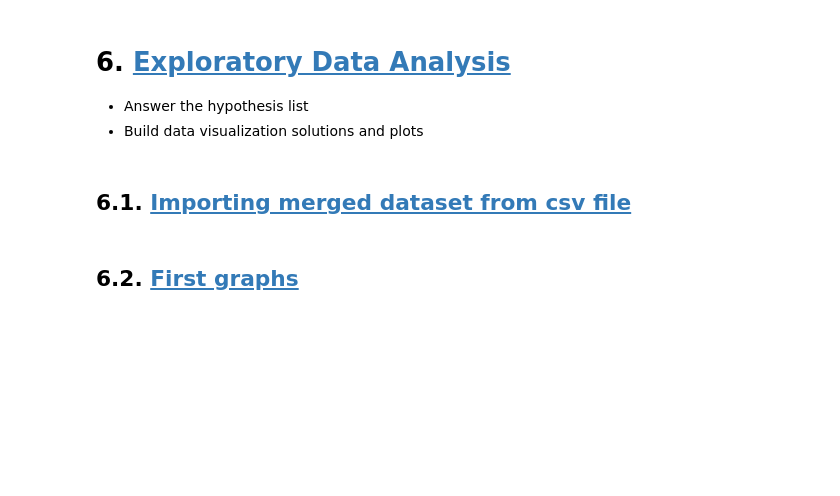
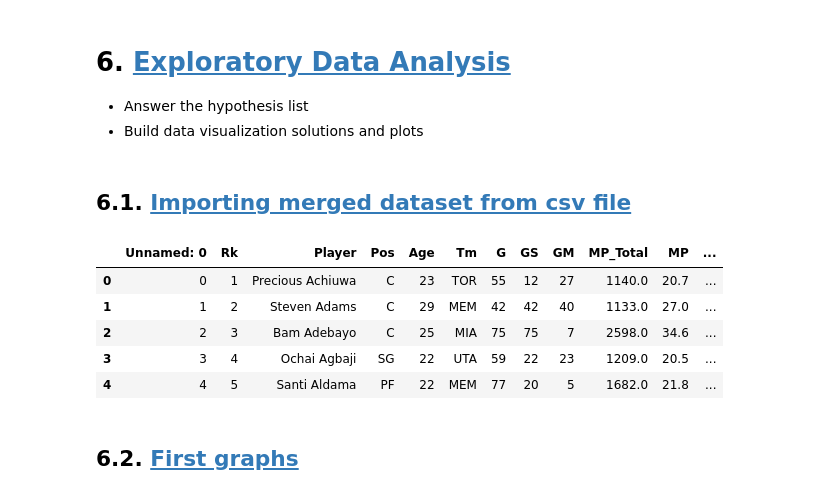
Before and after one commit to brunopiato/NBA_2022-2023, a Jupyter notebook: notebooks/NBA_Season22_23.ipynb, the cells around one changed output. Saved outputs shown, nothing was run; the diff lists cells and outputs as text; code cells hidden in the pictures; blank space fills up the shorter version.

```diff
--- a/notebooks/NBA_Season22_23.ipynb
+++ b/notebooks/NBA_Season22_23.ipynb
@@ -838,6 +851,15 @@ df05 = pd.read_csv('~/repos/NBA_2022-2023/data/df.csv', low_memory=False)
 ## 6.1. <a id='toc6_1_'></a>[Importing merged dataset from csv file](#toc0_)
 # %%
 df06 = pd.read_csv('~/repos/NBA_2022-2023/data/df.csv', low_memory=False)
+# %%
+df06.head()
+# %% [output]
+|  | Unnamed: 0 | Rk | Player | Pos | Age | Tm | G | GS | GM | MP_Total | MP | ... |
+| 0 | 0 | 1 | Precious Achiuwa | C | 23 | TOR | 55 | 12 | 27 | 1140.0 | 20.7 | ... |
+| 1 | 1 | 2 | Steven Adams | C | 29 | MEM | 42 | 42 | 40 | 1133.0 | 27.0 | ... |
+| 2 | 2 | 3 | Bam Adebayo | C | 25 | MIA | 75 | 75 | 7 | 2598.0 | 34.6 | ... |
+| 3 | 3 | 4 | Ochai Agbaji | SG | 22 | UTA | 59 | 22 | 23 | 1209.0 | 20.5 | ... |
+| 4 | 4 | 5 | Santi Aldama | PF | 22 | MEM | 77 | 20 | 5 | 1682.0 | 21.8 | ... |
 # %% [markdown]
 ## 6.2. <a id='toc6_2_'></a>[First graphs](#toc0_)
 # %% [markdown]
```
Also changed, not shown: parts of 32 cells of this notebook, 1 other file.
